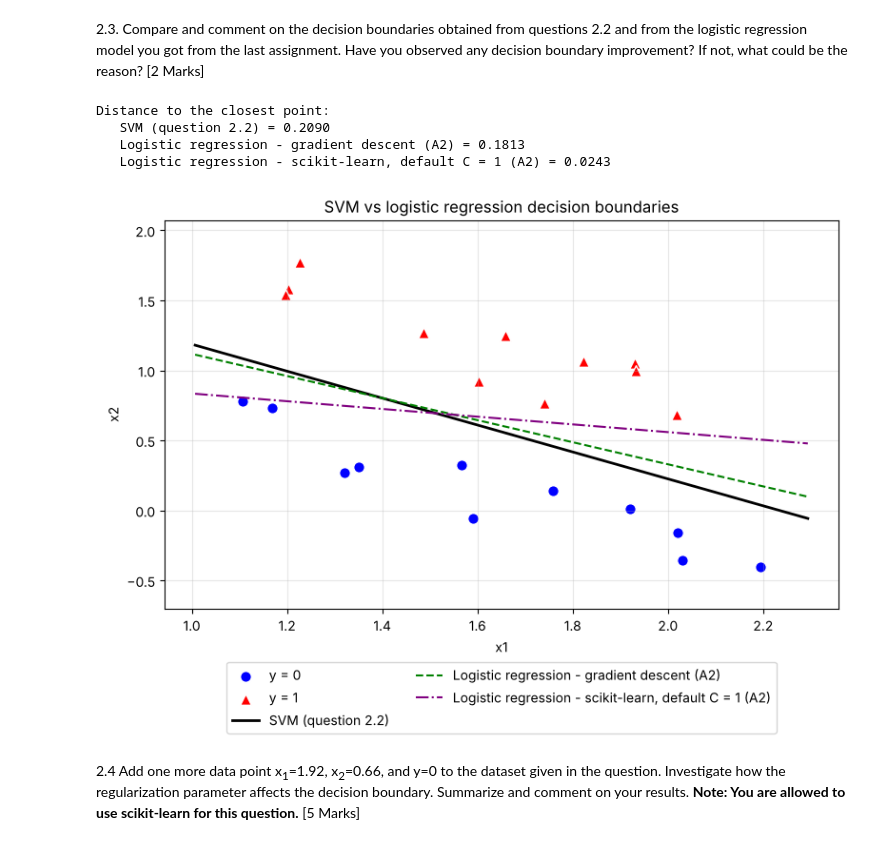
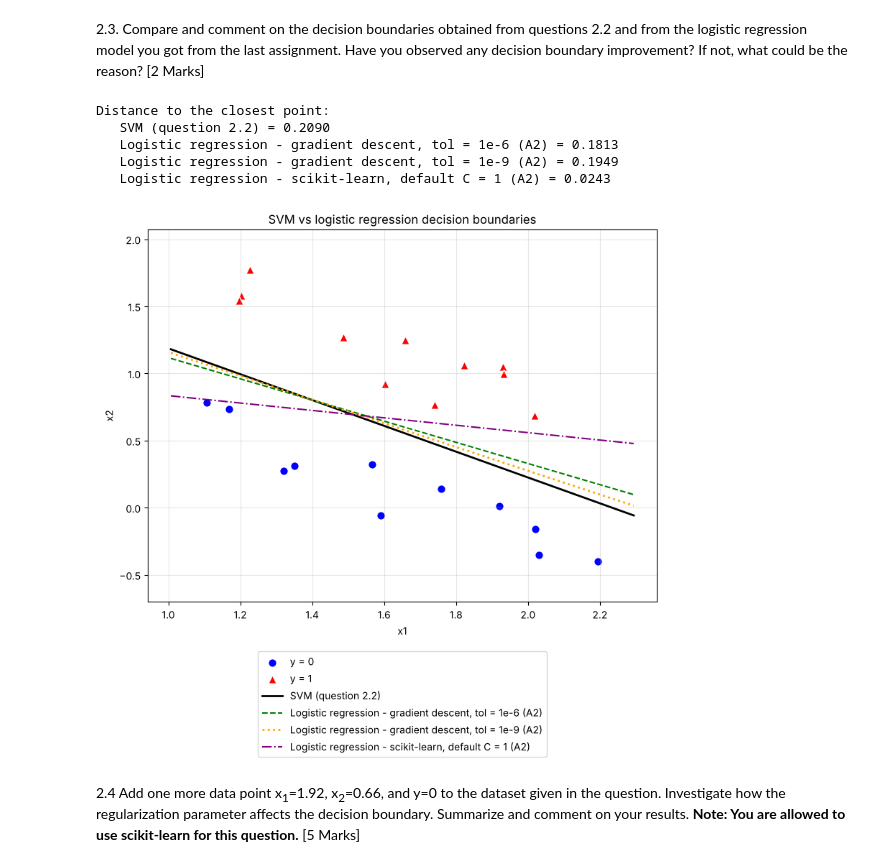
Before and after one commit to 25adiaz-apps/assignment-3-machine-learning, a Jupyter notebook: notebooks/CIVE779MachineLearningforEngineers-Assignment3.ipynb, the cells around one changed output. Cells and saved outputs as stored; diff of their text form; code cells hidden in the pictures.

Commit message:
2.3: añadir la frontera del gradient descent con tol = 1e-9
Co-Authored-By: Claude Opus 5.5 <noreply@anthropic.com>
Claude-Session: https://claude.ai/code/session_01YPRxQs8cxCEpATwWbvVbQo

```diff
--- a/notebooks/CIVE779MachineLearningforEngineers-Assignment3.ipynb
+++ b/notebooks/CIVE779MachineLearningforEngineers-Assignment3.ipynb
@@ -272,54 +272,62 @@ Support vectors:
 # %%
 # Decision boundaries: theta0 + theta1*x1 + theta2*x2 = 0
 theta_svm = np.array([theta0, theta1, theta2])
-theta_gd = np.array([-25.06214937998672, 10.36702492678682, 13.150294486909372])
+theta_gd6 = np.array([-25.06214937998672, 10.36702492678682, 13.150294486909372])
+theta_gd9 = np.array([-49.28206484130402, 21.325490426865997, 24.120174183328455])
 theta_sk = np.array([-2.3909415208995077, 0.5937852611092403, 2.1529400642790155])
 
 # Distance from the closest point to each boundary
 z_svm = theta_svm[0] + theta_svm[1] * x1 + theta_svm[2] * x2
-z_gd = theta_gd[0] + theta_gd[1] * x1 + theta_gd[2] * x2
+z_gd6 = theta_gd6[0] + theta_gd6[1] * x1 + theta_gd6[2] * x2
+z_gd9 = theta_gd9[0] + theta_gd9[1] * x1 + theta_gd9[2] * x2
 z_sk = theta_sk[0] + theta_sk[1] * x1 + theta_sk[2] * x2
 
 distance_svm = np.min(np.abs(z_svm) / np.linalg.norm(theta_svm[1:]))
-distance_gd = np.min(np.abs(z_gd) / np.linalg.norm(theta_gd[1:]))
+distance_gd6 = np.min(np.abs(z_gd6) / np.linalg.norm(theta_gd6[1:]))
+distance_gd9 = np.min(np.abs(z_gd9) / np.linalg.norm(theta_gd9[1:]))
 distance_sk = np.min(np.abs(z_sk) / np.linalg.norm(theta_sk[1:]))
 
 print("Distance to the closest point:")
 print(f"   SVM (question 2.2) = {distance_svm:.4f}")
-print(f"   Logistic regression - gradient descent (A2) = {distance_gd:.4f}")
+print(f"   Logistic regression - gradient descent, tol = 1e-6 (A2) = {distance_gd6:.4f}")
+print(f"   Logistic regression - gradient descent, tol = 1e-9 (A2) = {distance_gd9:.4f}")
 print(f"   Logistic regression - scikit-learn, default C = 1 (A2) = {distance_sk:.4f}")
 
-# Plot the three decision boundaries
+# Plot the decision boundaries
 x1_line = np.linspace(x1.min() - 0.1, x1.max() + 0.1, 100)
 boundary_svm = -(theta_svm[0] + theta_svm[1] * x1_line) / theta_svm[2]
-boundary_gd = -(theta_gd[0] + theta_gd[1] * x1_line) / theta_gd[2]
+boundary_gd6 = -(theta_gd6[0] + theta_gd6[1] * x1_line) / theta_gd6[2]
+boundary_gd9 = -(theta_gd9[0] + theta_gd9[1] * x1_line) / theta_gd9[2]
 boundary_sk = -(theta_sk[0] + theta_sk[1] * x1_line) / theta_sk[2]
 
-plt.figure(figsize=(8, 6))
+plt.figure(figsize=(8, 8))
 plt.scatter(x1[y == 0], x2[y == 0], marker="o", s=70, color="blue",
             edgecolors="white", linewidths=1, label="y = 0")
 plt.scatter(x1[y == 1], x2[y == 1], marker="^", s=70, color="red",
             edgecolors="white", linewidths=1, label="y = 1")
 plt.plot(x1_line, boundary_svm, color="black", linestyle="-", linewidth=2,
          label="SVM (question 2.2)")
-plt.plot(x1_line, boundary_gd, color="green", linestyle="--", linewidth=1.5,
-         label="Logistic regression - gradient descent (A2)")
+plt.plot(x1_line, boundary_gd6, color="green", linestyle="--", linewidth=1.5,
+         label="Logistic regression - gradient descent, tol = 1e-6 (A2)")
+plt.plot(x1_line, boundary_gd9, color="orange", linestyle=":", linewidth=2,
+         label="Logistic regression - gradient descent, tol = 1e-9 (A2)")
 plt.plot(x1_line, boundary_sk, color="purple", linestyle="-.", linewidth=1.5,
          label="Logistic regression - scikit-learn, default C = 1 (A2)")
 plt.xlabel("x1")
 plt.ylabel("x2")
 plt.title("SVM vs logistic regression decision boundaries")
 plt.ylim(x2.min() - 0.3, x2.max() + 0.3)
 plt.grid(alpha=0.3)
-plt.legend(loc="upper center", bbox_to_anchor=(0.5, -0.12), ncol=2)
+plt.legend(loc="upper center", bbox_to_anchor=(0.5, -0.12), ncol=1)
 plt.tight_layout()
 plt.show()
 # %% [output]
 Distance to the closest point:
    SVM (question 2.2) = 0.2090
-   Logistic regression - gradient descent (A2) = 0.1813
+   Logistic regression - gradient descent, tol = 1e-6 (A2) = 0.1813
+   Logistic regression - gradient descent, tol = 1e-9 (A2) = 0.1949
    Logistic regression - scikit-learn, default C = 1 (A2) = 0.0243
-[figure, old version]
+[figure, new version]
 # %% [markdown]
 2.4 Add one more data point x<sub>1</sub>=1.92, x<sub>2</sub>=0.66, and y=0 to the dataset given in the question. Investigate how the regularization parameter affects the decision boundary. Summarize and comment on your results. **Note: You are allowed to use scikit-learn for this question.** [5 Marks]
 # %%
```
